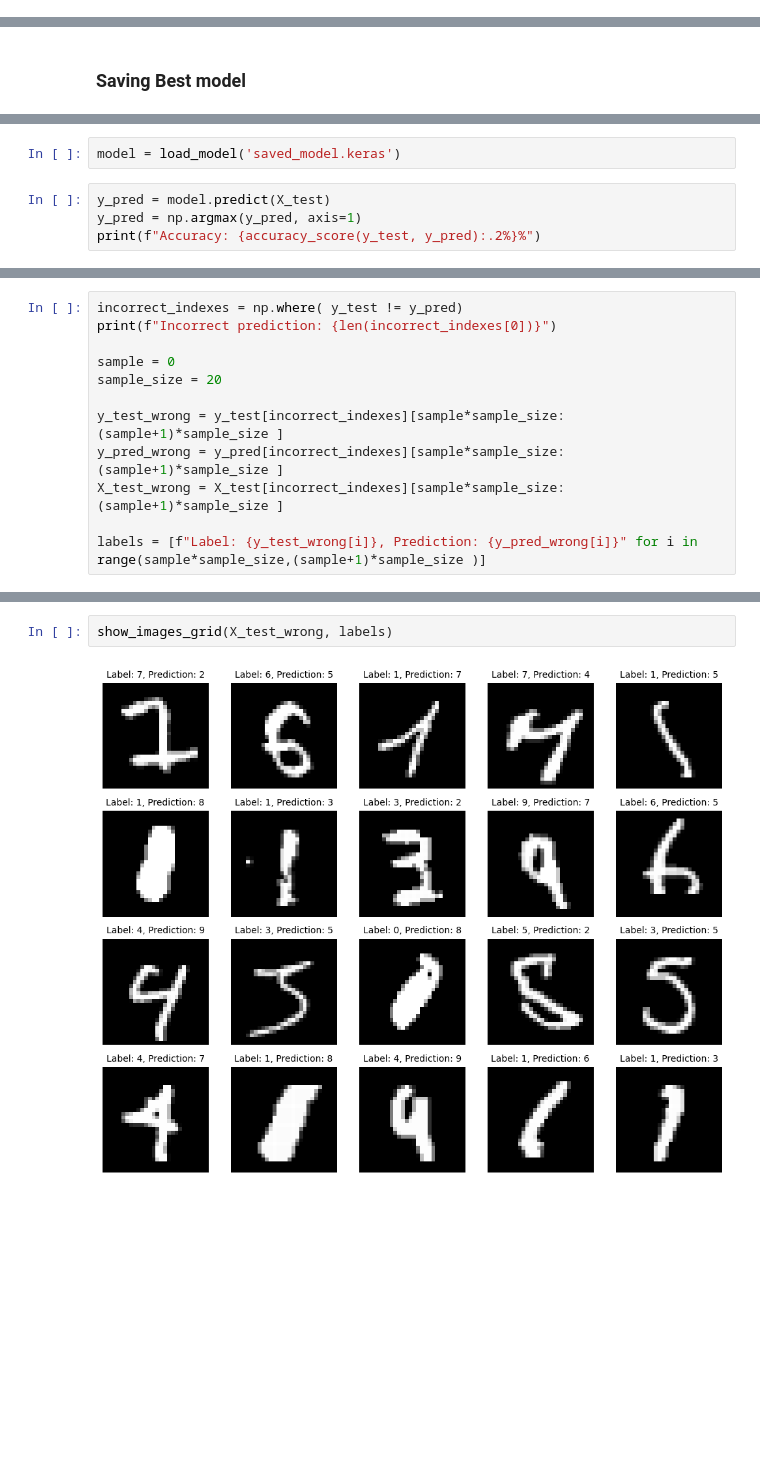
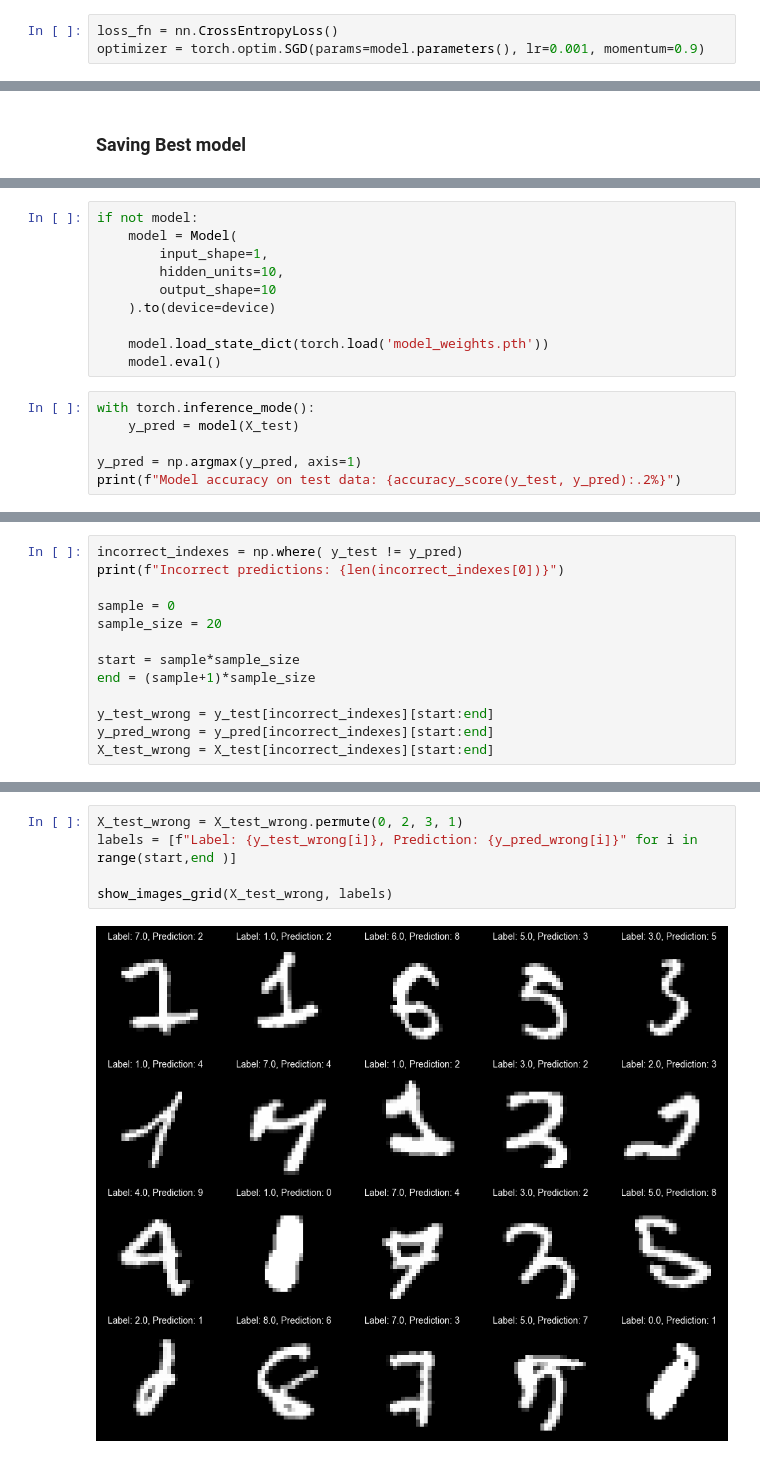
Before and after one commit to Arcus72/Image-Digit-Classification, a Jupyter notebook: main_analysis.ipynb, the cells around one changed output, grey strips where cells are left out. Cells and saved outputs as stored; diff of their text form; blank space fills up the shorter version.

```diff
--- a/main_analysis.ipynb
+++ b/main_analysis.ipynb
@@ -260,0 +246,3 @@ Score: 0.9898039102554321
+# %%
+loss_fn = nn.CrossEntropyLoss()
+optimizer = torch.optim.SGD(params=model.parameters(), lr=0.001, momentum=0.9)
@@ -273,7 +314,17 @@ from tensorflow.keras.models import load_model
 # %%
-model = load_model('saved_model.keras')
+if not model:
+    model = Model(
+        input_shape=1,
+        hidden_units=10,
+        output_shape=10
+    ).to(device=device)
+
+    model.load_state_dict(torch.load('model_weights.pth'))
+    model.eval()
 # %%
-y_pred = model.predict(X_test)
+with torch.inference_mode():
+    y_pred = model(X_test)
+
 y_pred = np.argmax(y_pred, axis=1)
-print(f"Accuracy: {accuracy_score(y_test, y_pred):.2%}%")
+print(f"Model accuracy on test data: {accuracy_score(y_test, y_pred):.2%}")
 # %% [output]
@@ -295,13 +344,14 @@ Images are presented in not augmented form.
 # %%
 incorrect_indexes = np.where( y_test != y_pred)
-print(f"Incorrect prediction: {len(incorrect_indexes[0])}")
+print(f"Incorrect predictions: {len(incorrect_indexes[0])}")
 
 sample = 0
 sample_size = 20
 
-y_test_wrong = y_test[incorrect_indexes][sample*sample_size:(sample+1)*sample_size ]
-y_pred_wrong = y_pred[incorrect_indexes][sample*sample_size:(sample+1)*sample_size ]
-X_test_wrong = X_test[incorrect_indexes][sample*sample_size:(sample+1)*sample_size ]
+start = sample*sample_size
+end = (sample+1)*sample_size
 
-labels = [f"Label: {y_test_wrong[i]}, Prediction: {y_pred_wrong[i]}" for i in range(sample*sample_size,(sample+1)*sample_size )]
+y_test_wrong = y_test[incorrect_indexes][start:end]
+y_pred_wrong = y_pred[incorrect_indexes][start:end]
+X_test_wrong = X_test[incorrect_indexes][start:end]
 # %% [output]
@@ -309,4 +359,7 @@ Incorrect prediction: 47
 # %%
+X_test_wrong = X_test_wrong.permute(0, 2, 3, 1)
+labels = [f"Label: {y_test_wrong[i]}, Prediction: {y_pred_wrong[i]}" for i in range(start,end )]
+
 show_images_grid(X_test_wrong, labels)
 # %% [output]
-[figure, old version]
+[figure, new version]
```
Also changed, not shown: parts of 51 cells of this notebook, 6 other files.
